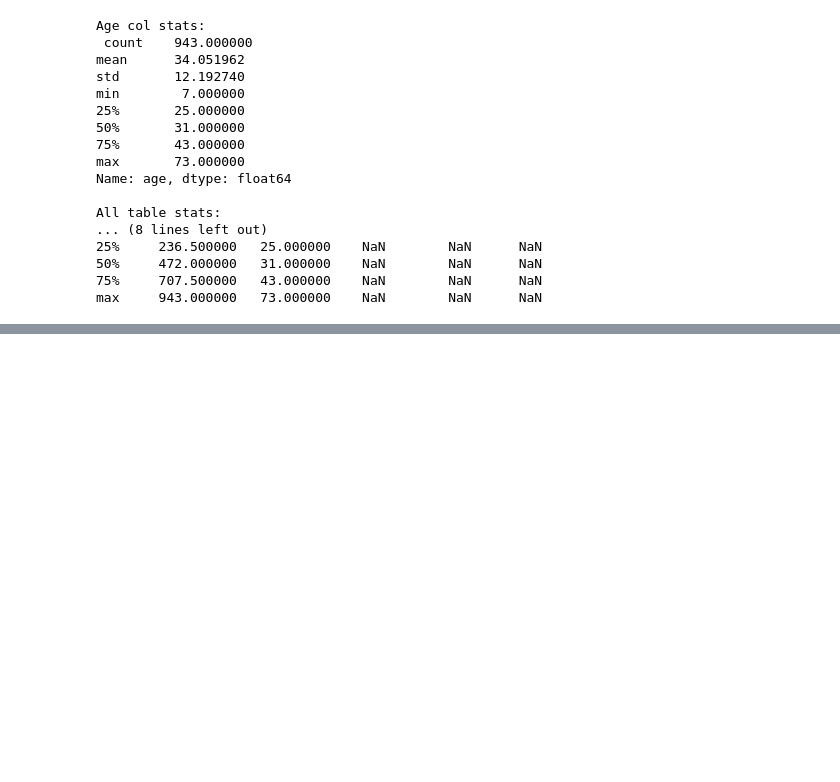
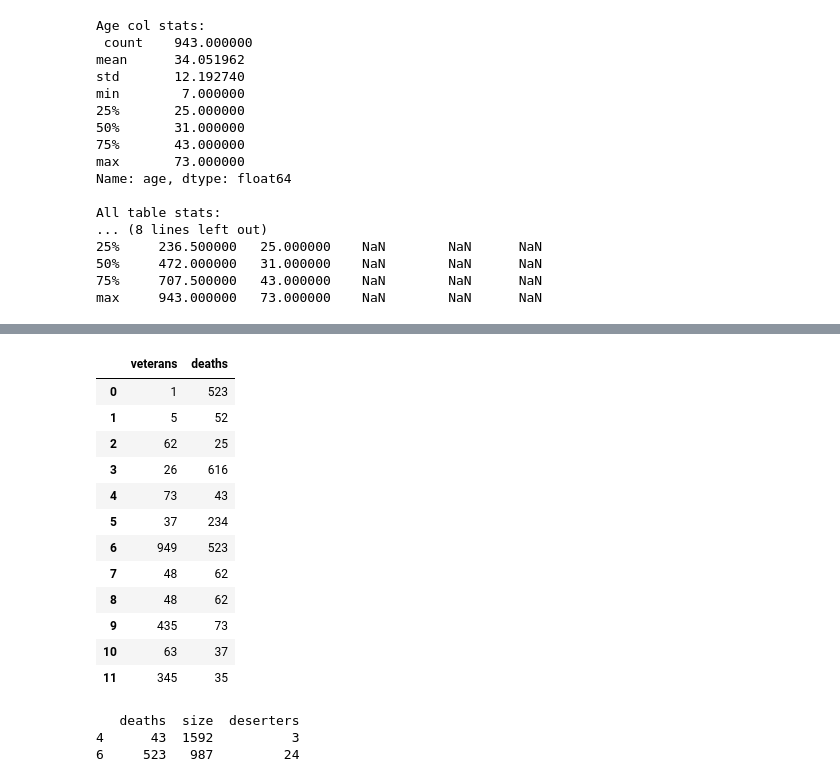
Before and after one commit to GalSarid21/MachineLearningLabs, a Jupyter notebook: Lab1/HW_1.ipynb, the cells around one changed output, grey strips where cells are left out. Saved outputs shown, nothing was run; the diff lists cells and outputs as text; code cells hidden in the pictures; blank space fills up the shorter version.

```diff
--- a/Lab1/HW_1.ipynb
+++ b/Lab1/HW_1.ipynb
@@ -124,0 +156,25 @@ max     943.000000   73.000000    NaN        NaN      NaN
+# %%
+# presents all rows from cols veterans and deaths by index
+army_df[['veterans', 'deaths']]
+# %% [output]
+|  | veterans | deaths |
+| 0 | 1 | 523 |
+| 1 | 5 | 52 |
+| 2 | 62 | 25 |
+| 3 | 26 | 616 |
+| 4 | 73 | 43 |
+| 5 | 37 | 234 |
+| 6 | 949 | 523 |
+| 7 | 48 | 62 |
+| 8 | 48 | 62 |
+| 9 | 435 | 73 |
+| 10 | 63 | 37 |
+| 11 | 345 | 35 |
+# %%
+# filter rows with origin of Maine or Alaska and print cols deaths, size and deserters
+army_df_filtered = army_df[army_df['origin'].isin(['Maine', 'Alaska'])]
+print(army_df_filtered[['deaths', 'size', 'deserters']])
+# %% [output]
+   deaths  size  deserters
+4      43  1592          3
+6     523   987         24
```
Also changed, not shown: parts of 34 cells of this notebook.
